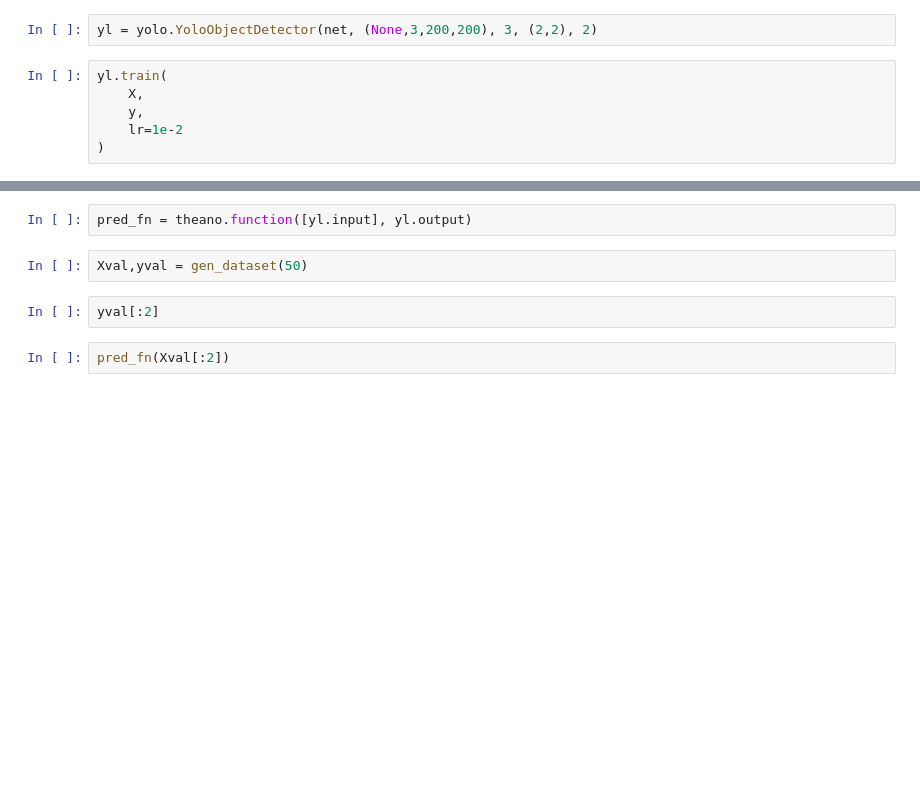
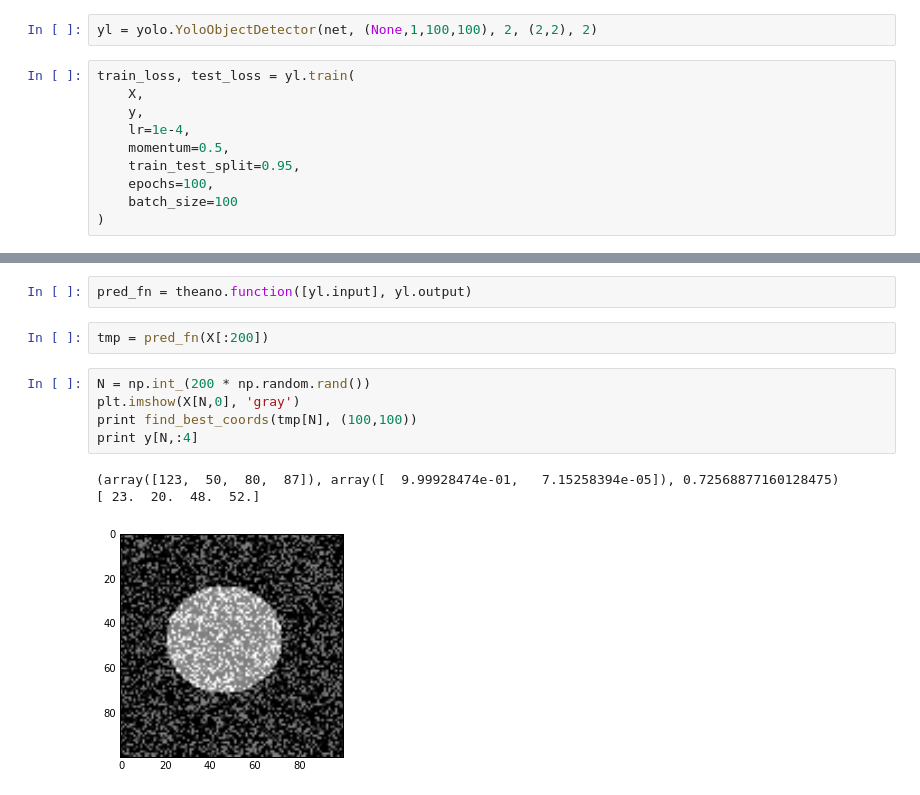
Before and after one commit to ColinGaudreau/bnr_ml, a Jupyter notebook: objectdetect/notebooks/test_yolo_with_synth.ipynb, the cells around one changed output, grey strips where cells are left out. Drawn from its saved outputs; the diff is of its cells as text; blank space fills up the shorter version.

Commit message:
Played around in notebook, made changed in YOLO code to make is LESS buggy.

```diff
--- a/objectdetect/notebooks/test_yolo_with_synth.ipynb
+++ b/objectdetect/notebooks/test_yolo_with_synth.ipynb
@@ -246,8 +208,12 @@ reload(yolo)
 # %%
-yl = yolo.YoloObjectDetector(net, (None,3,200,200), 3, (2,2), 2)
+yl = yolo.YoloObjectDetector(net, (None,1,100,100), 2, (2,2), 2)
-# %%
-yl.train(
-    X,
-    y,
-    lr=1e-2
-)
+# %%
+train_loss, test_loss = yl.train(
+    X,
+    y,
+    lr=1e-4,
+    momentum=0.5,
+    train_test_split=0.95,
+    epochs=100,
+    batch_size=100
+)
@@ -254,8 +255,13 @@ yl.train(
 # %%
 pred_fn = theano.function([yl.input], yl.output)
-# %%
-Xval,yval = gen_dataset(50)
-# %%
-yval[:2]
-# %%
-pred_fn(Xval[:2])
+# %%
+tmp = pred_fn(X[:200])
+# %%
+N = np.int_(200 * np.random.rand())
+plt.imshow(X[N,0], 'gray')
+print find_best_coords(tmp[N], (100,100))
+print y[N,:4]
+# %% [output]
+(array([123,  50,  80,  87]), array([  9.99928474e-01,   7.15258394e-05]), 0.72568877160128475)
+[ 23.  20.  48.  52.]
+[figure, added]
```
Also changed, not shown: parts of 31 cells of this notebook, 3 other files.
